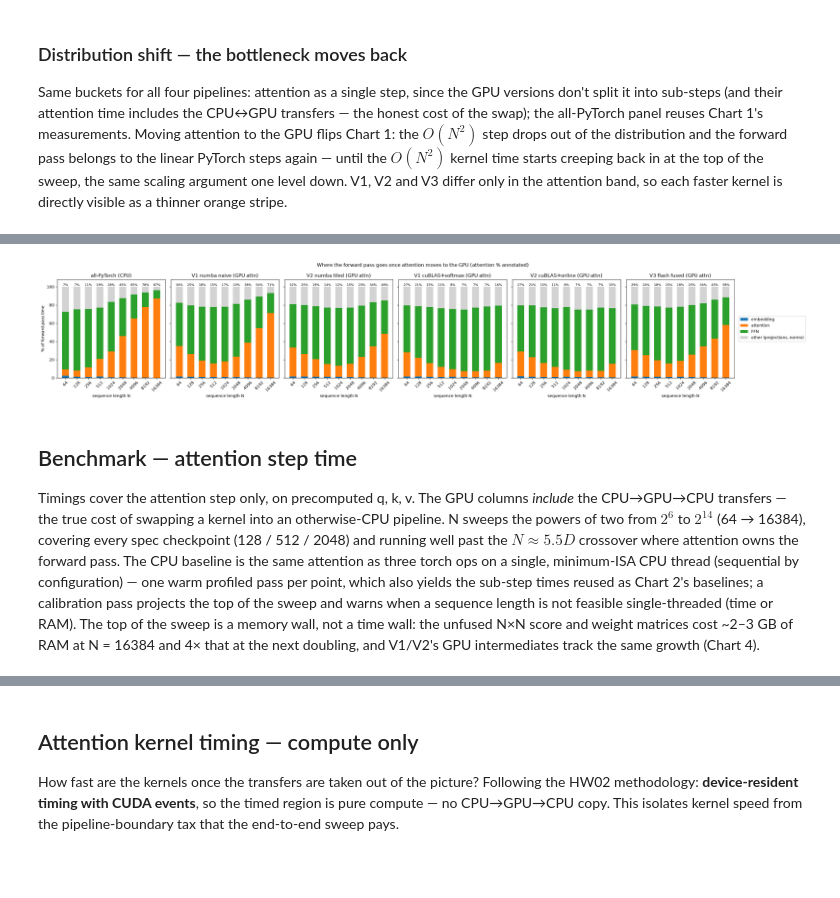
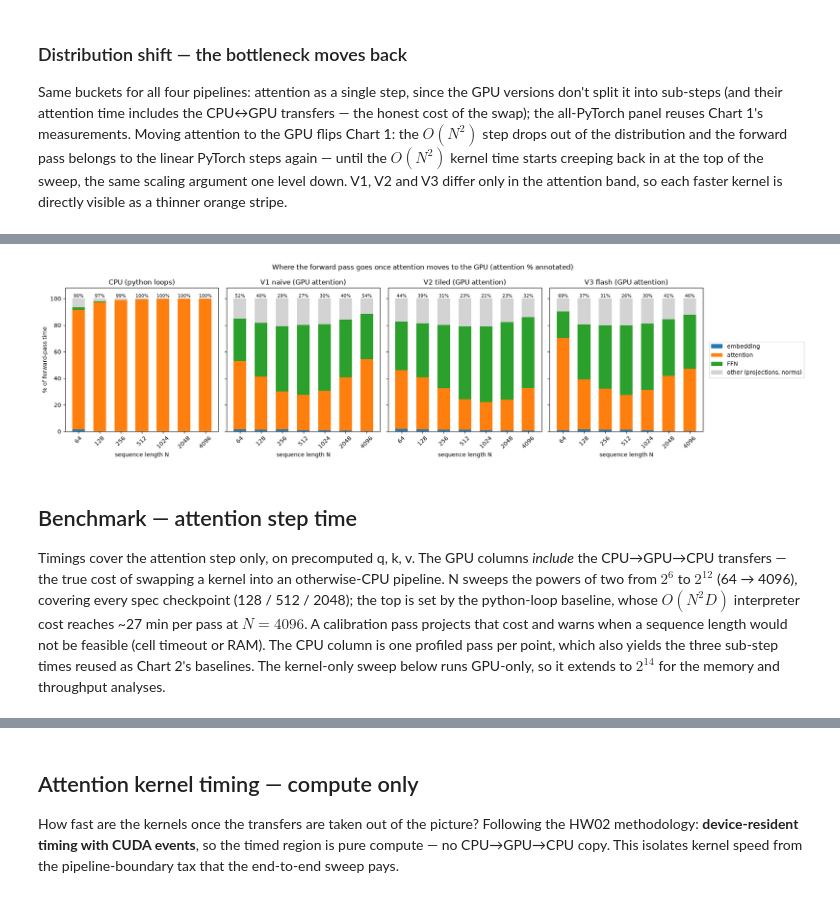
Before and after one commit to LtnLinh/Transformer-Attention-Mechanism, a Jupyter notebook: demo.ipynb, the cells around one changed output, grey strips where cells are left out. Drawn from its saved outputs; the diff is of its cells as text; code cells hidden in the pictures; blank space fills up the shorter version.

```diff
--- a/demo.ipynb
+++ b/demo.ipynb
@@ -81,8 +61,9 @@ CpuPipeline matches torch.nn.functional.scaled_dot_product_attention
 import matplotlib.pyplot as plt
 import numpy as np
 
-PROFILE_LENS = [2 ** x for x in range(6, 15)]
-pcts = [bench.step_percentages(cpu_model, n) for n in PROFILE_LENS]
+PROFILE_LENS = [2 ** x for x in range(6, 13)]
+# warmup=False: pure python, nothing to JIT, and a pass costs minutes
+pcts = [bench.step_percentages(cpu_model, n, warmup=False) for n in PROFILE_LENS]
 
 parts = bench.STEPS + ["other"]
 names = {"1_embedding": "embedding", "2a_qk_matmul": "attn: QK$^T$",
@@ -107,7 +88,7 @@ ax.set_xticks(xpos, PROFILE_LENS, rotation=45)
 ax.set_xlabel("sequence length N")
 ax.set_ylabel("% of forward-pass time")
 ax.set_ylim(0, 108)
-ax.set_title("All-PyTorch pipeline: where a forward pass spends its time")
+ax.set_title("CPU pipeline: where a forward pass spends its time")
 ax.legend(loc="center left", bbox_to_anchor=(1.01, 0.5))
 plt.tight_layout()
 plt.show()
@@ -215,15 +181,13 @@ is directly visible as a thinner orange stripe.
 # Chart 1b -- step-time distribution per pipeline (coarse buckets, all comparable)
 if cuda.is_available():
     # torch panel reuses Chart 1's profile: the sub-steps sum to the attention total
-    dist = {"all-PyTorch (CPU)": [
+    dist = {"CPU (python loops)": [
         {"1_embedding": p["1_embedding"],
          "2_attention_total": sum(p[s] for s in bench.ATTN_STEPS),
          "3_ffn": p["3_ffn"], "other": p["other"]} for p in pcts]}
-    for title, m in (("V1 numba naive (GPU attn)", GpuV1Numba().eval()),
-                     ("V2 numba tiled (GPU attn)", GpuV2Numba().eval()),
-                     ("V1 cuBLAS+softmax (GPU attn)", GpuV1().eval()),
-                     ("V2 cuBLAS+online (GPU attn)", GpuV2().eval()),
-                     ("V3 flash fused (GPU attn)", GpuV3().eval())):
+    for title, m in (("V1 naive (GPU attention)", GpuV1().eval()),
+                     ("V2 tiled (GPU attention)", GpuV2().eval()),
+                     ("V3 flash (GPU attention)", GpuV3().eval())):
         dist[title] = [bench.step_percentages(m, n, steps=bench.STEPS_TOTAL)
                        for n in PROFILE_LENS]
     torch.cuda.empty_cache()  # drop the dead N x N blocks the GPU passes leave cached
@@ -234,7 +198,7 @@ if cuda.is_available():
     colors = {"1_embedding": "tab:blue", "2_attention_total": "tab:orange",
               "3_ffn": "tab:green", "other": "lightgray"}
 
-    fig, axes = plt.subplots(1, 6, figsize=(27, 5), sharey=True)
+    fig, axes = plt.subplots(1, 4, figsize=(19, 5), sharey=True)
     xpos = np.arange(len(PROFILE_LENS))
     for ax, (title, ps) in zip(axes, dist.items()):
         bottom = np.zeros(len(PROFILE_LENS))
@@ -276,19 +240,16 @@ USDT:2026-08-05 09:42:05 919405:919405 ActivityProfilerController.cpp:455] profi
-[figure, old version]
+[figure, new version]
 # %% [markdown]
 ## Benchmark — attention step time
 
 Timings cover the attention step only, on precomputed q, k, v. The GPU
 columns *include* the CPU→GPU→CPU transfers — the true cost of swapping a
-kernel into an otherwise-CPU pipeline. N sweeps the powers of two from $2^6$
-to $2^{14}$ (64 → 16384), covering every spec checkpoint (128 / 512 / 2048)
-and running well past the $N \approx 5.5D$ crossover where attention owns
-the forward pass. The CPU baseline is the same attention as three torch ops on a single,
-minimum-ISA CPU thread (sequential by configuration) — one warm profiled
-pass per point, which also
-yields the sub-step times reused as Chart 2's baselines; a calibration
-pass projects the top of the sweep and warns when a sequence length is
-not feasible single-threaded (time or RAM). The top
-of the sweep is a memory wall, not a time wall: the unfused N×N score and
-weight matrices cost ~2–3 GB of RAM at N = 16384 and 4× that at the next
-doubling, and V1/V2's GPU intermediates track the same growth (Chart 4).
+kernel into an otherwise-CPU pipeline. N sweeps the powers of two from
+$2^6$ to $2^{12}$ (64 → 4096), covering every spec checkpoint
+(128 / 512 / 2048); the top is set by the python-loop baseline, whose
+$O(N^2 D)$ interpreter cost reaches ~27 min per pass at $N = 4096$. A
+calibration pass projects that cost and warns when a sequence length would
+not be feasible (cell timeout or RAM). The CPU column is one profiled pass
+per point, which also yields the three sub-step times reused as Chart 2's
+baselines. The kernel-only sweep below runs GPU-only, so it extends to
+$2^{14}$ for the memory and throughput analyses.
 # %%
```
Also changed, not shown: parts of 18 cells of this notebook, 9 other files.
